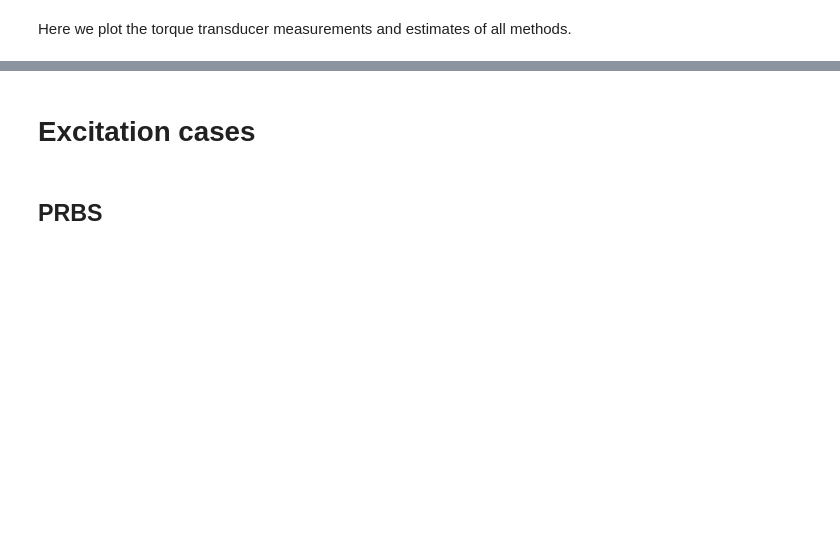
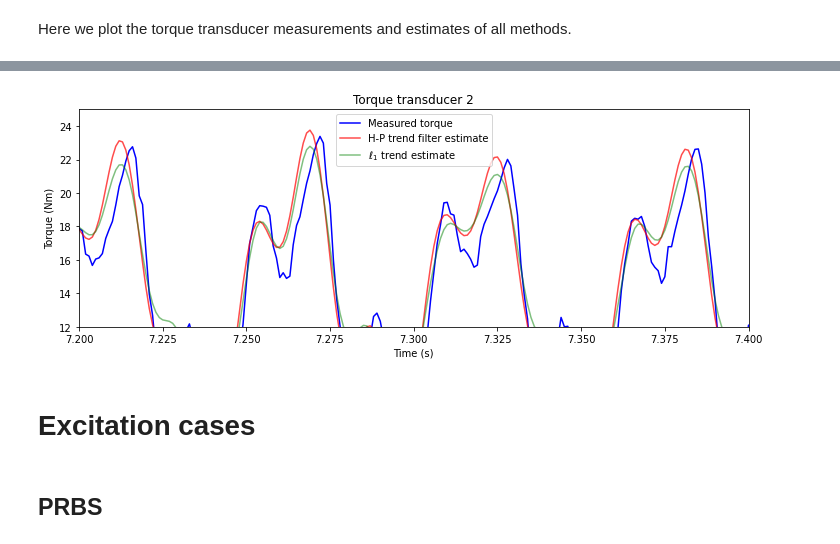
Before and after one commit to urho-h/torque_estimation_masters, a Jupyter notebook: notebooks/kf_vs_cvx_MSSP.ipynb, the cells around one changed output, grey strips where cells are left out. Drawn from its saved outputs; the diff is of its cells as text; code cells hidden in the pictures; blank space fills up the shorter version.

```diff
--- a/notebooks/kf_vs_cvx_MSSP.ipynb
+++ b/notebooks/kf_vs_cvx_MSSP.ipynb
@@ -672,3 +673,19 @@ plt.show()
+# %%
+plt.figure(figsize=(12,4))
+plt.plot(times, torques[:,-1], label='Measured torque', color='blue')
+#plt.plot(times[:-lag], torque_estimates[lag:,-3], '--', label='Kalman filter estimate', color='C1')
+plt.plot(tout_tikh, yout_tikh[:,-1], label='H-P trend filter estimate', linestyle='solid', color='red', alpha=0.7)
+plt.plot(tout_lasso, yout_lasso[:,-1], label='$\ell_1$ trend estimate', alpha=0.5, color='green')
+plt.legend()
+plt.title('Torque transducer 2')
+plt.ylim(12, 25)
+plt.xlim(7.2, 7.4)
+plt.ylabel('Torque (Nm)')
+plt.xlabel('Time (s)')
+#plt.savefig("torq2_estimates.pdf")
+plt.show()
+# %% [output]
+[figure, added]
 # %% [markdown]
 # Excitation cases
 # %%
```
Also changed, not shown: parts of 7 cells of this notebook, 7 other files.
